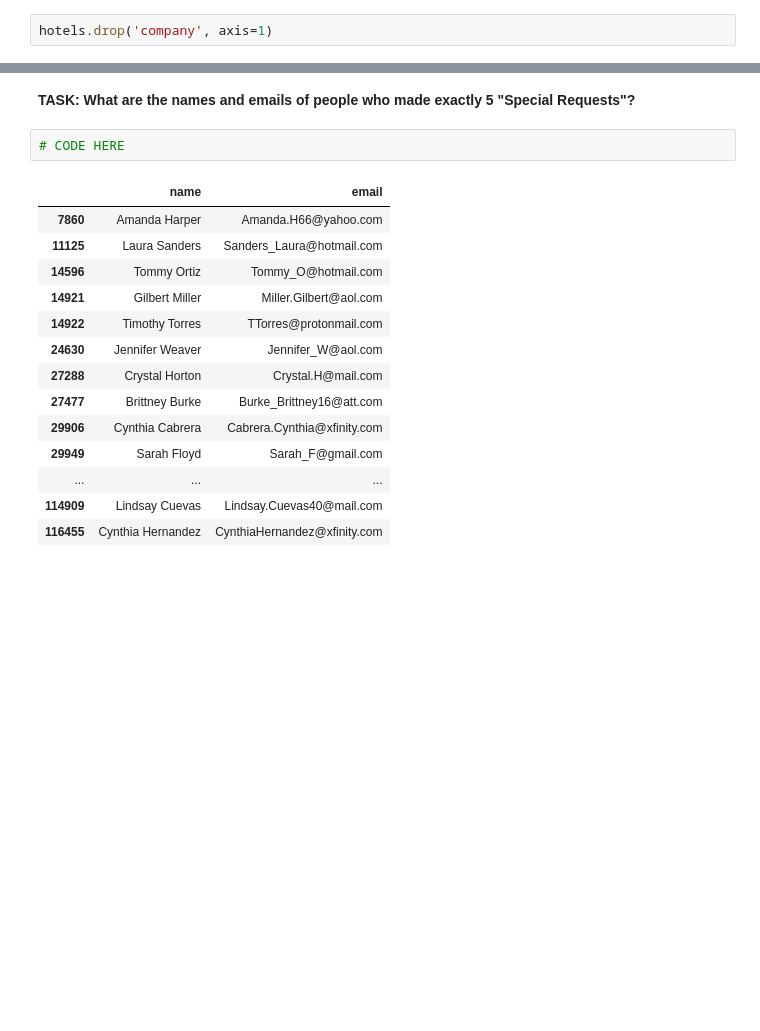
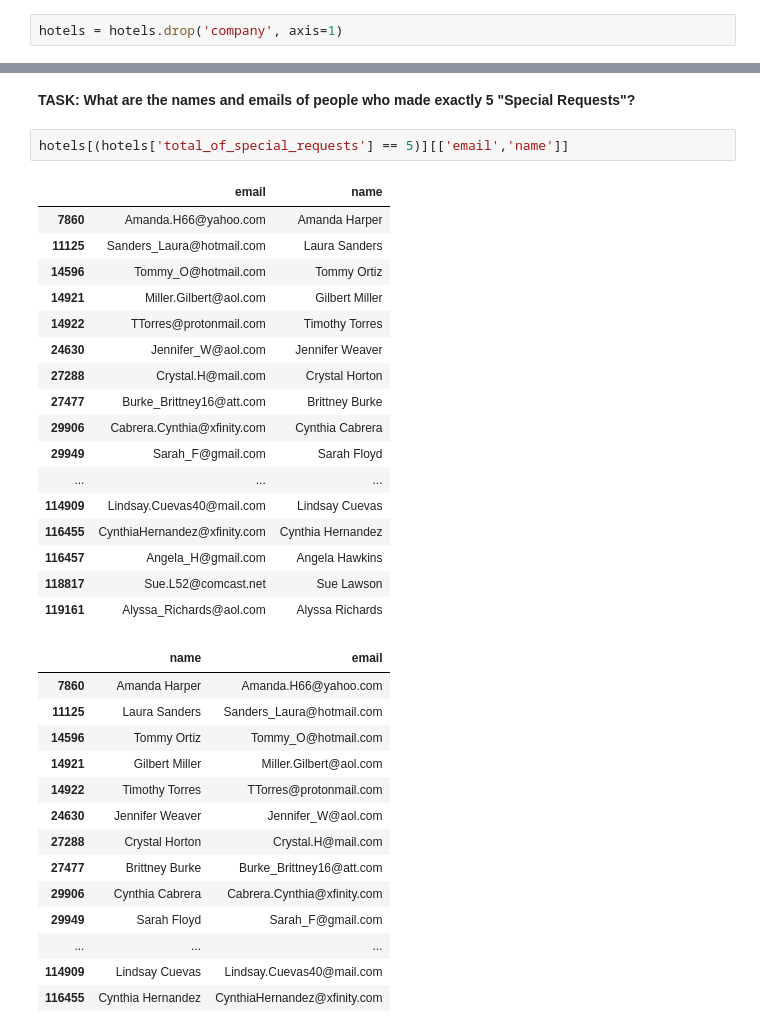
Before and after one commit to abrook83/early_python, a Jupyter notebook: Machine Learning/Masterclass Notes/03-Pandas/11-Pandas-Project-Exercise .ipynb, the cells around one changed output, grey strips where cells are left out. Drawn from its saved outputs; the diff is of its cells as text; blank space fills up the shorter version.

```diff
--- a/Machine Learning/Masterclass Notes/03-Pandas/11-Pandas-Project-Exercise .ipynb
+++ b/Machine Learning/Masterclass Notes/03-Pandas/11-Pandas-Project-Exercise .ipynb
@@ -105,4 +107,4 @@ Yes, missing data, company column missing: 112593 rows.
 # %% [markdown]
 **TASK: Drop the "company" column from the dataset.**
 # %%
-hotels.drop('company', axis=1)
+hotels = hotels.drop('company', axis=1)
@@ -172,8 +170,26 @@ hotels['adr'].mean()
 357.85
 # %% [markdown]
 **TASK: What are the names and emails of people who made exactly 5 "Special Requests"?**
-# %%
-# CODE HERE
+# %%
+hotels[(hotels['total_of_special_requests'] == 5)][['email','name']]
+# %% [output]
+|  | email | name |
+| 7860 | Amanda.H66@yahoo.com | Amanda Harper |
+| 11125 | Sanders_Laura@hotmail.com | Laura Sanders |
+| 14596 | Tommy_O@hotmail.com | Tommy Ortiz |
+| 14921 | Miller.Gilbert@aol.com | Gilbert Miller |
+| 14922 | TTorres@protonmail.com | Timothy Torres |
+| 24630 | Jennifer_W@aol.com | Jennifer Weaver |
+| 27288 | Crystal.H@mail.com | Crystal Horton |
+| 27477 | Burke_Brittney16@att.com | Brittney Burke |
+| 29906 | Cabrera.Cynthia@xfinity.com | Cynthia Cabrera |
+| 29949 | Sarah_F@gmail.com | Sarah Floyd |
+| ... | ... | ... |
+| 114909 | Lindsay.Cuevas40@mail.com | Lindsay Cuevas |
+| 116455 | CynthiaHernandez@xfinity.com | Cynthia Hernandez |
+| 116457 | Angela_H@gmail.com | Angela Hawkins |
+| 118817 | Sue.L52@comcast.net | Sue Lawson |
+| 119161 | Alyssa_Richards@aol.com | Alyssa Richards |
 # %%
 # %% [output]
 |  | name | email |
```
Also changed, not shown: parts of 21 cells of this notebook.
